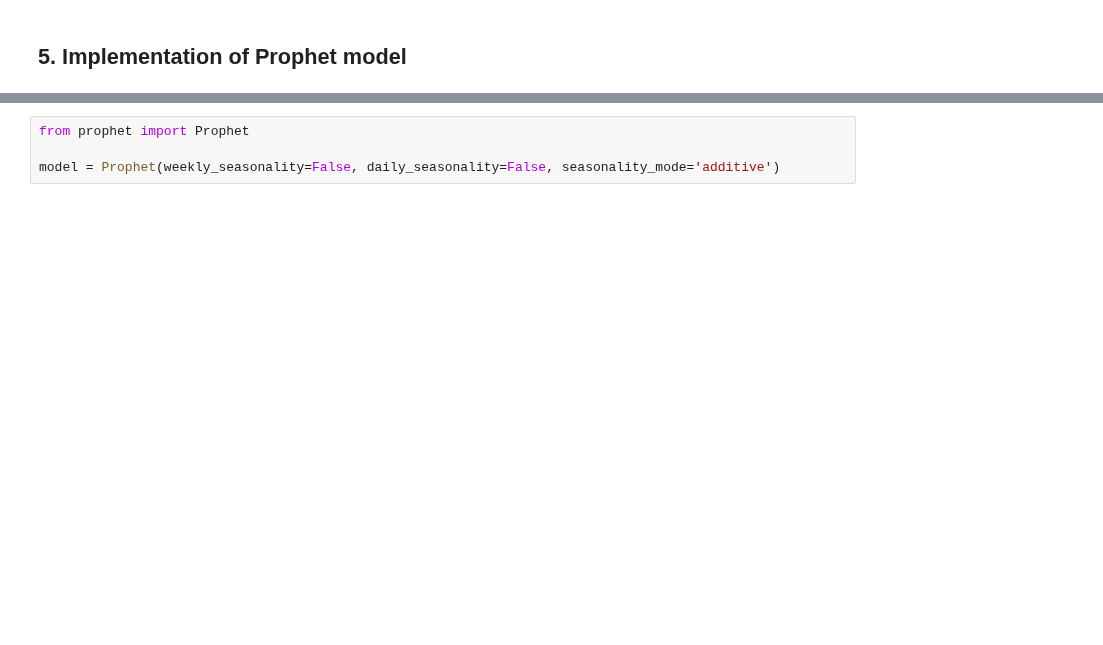
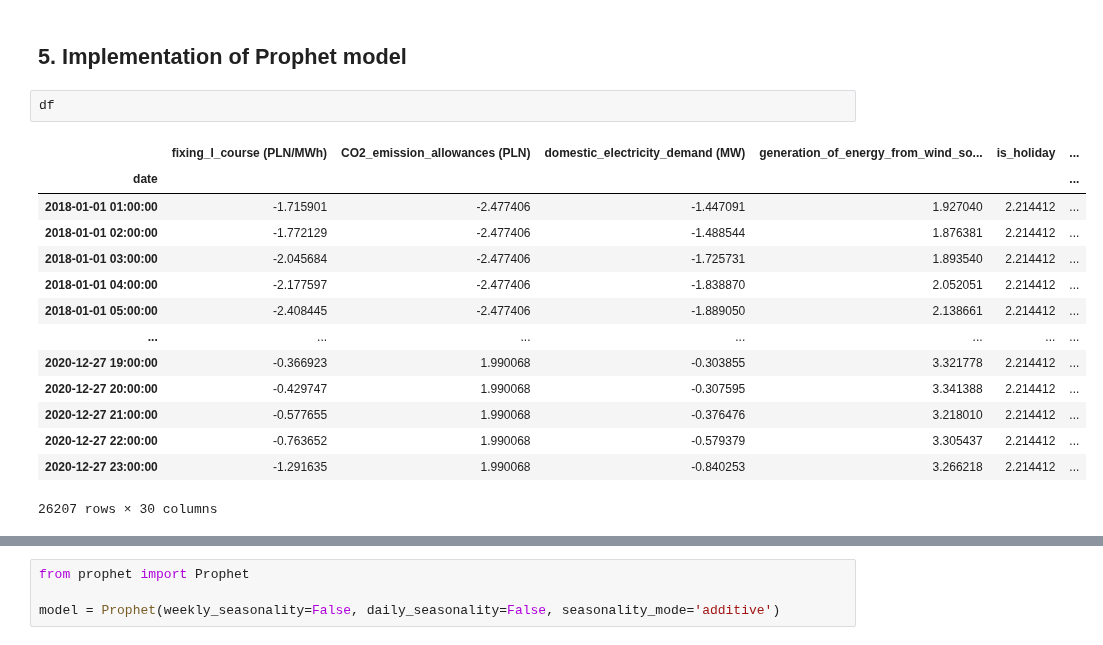
Before and after one commit to piekarsky/Short-Term-Electricity-Price-Forecasting-at-the-Polish-Day-Ahead-Market, a Jupyter notebook: MLP & Prophet models.ipynb, the cells around one changed output, grey strips where cells are left out. Cells and saved outputs as stored; diff of their text form; blank space fills up the shorter version.

```diff
--- a/MLP & Prophet models.ipynb
+++ b/MLP & Prophet models.ipynb
@@ -125,2 +106,19 @@ result_metrics
 # %% [markdown]
 ## 5. Implementation of Prophet model
+# %%
+df
+# %% [output]
+|  | fixing_I_course (PLN/MWh) | CO2_emission_allowances (PLN) | domestic_electricity_demand (MW) | generation_of_energy_from_wind_so... | is_holiday | ... |
+| date |  |  |  |  |  | ... |
+| 2018-01-01 01:00:00 | -1.715901 | -2.477406 | -1.447091 | 1.927040 | 2.214412 | ... |
+| 2018-01-01 02:00:00 | -1.772129 | -2.477406 | -1.488544 | 1.876381 | 2.214412 | ... |
+| 2018-01-01 03:00:00 | -2.045684 | -2.477406 | -1.725731 | 1.893540 | 2.214412 | ... |
+| 2018-01-01 04:00:00 | -2.177597 | -2.477406 | -1.838870 | 2.052051 | 2.214412 | ... |
+| 2018-01-01 05:00:00 | -2.408445 | -2.477406 | -1.889050 | 2.138661 | 2.214412 | ... |
+| ... | ... | ... | ... | ... | ... | ... |
+| 2020-12-27 19:00:00 | -0.366923 | 1.990068 | -0.303855 | 3.321778 | 2.214412 | ... |
+| 2020-12-27 20:00:00 | -0.429747 | 1.990068 | -0.307595 | 3.341388 | 2.214412 | ... |
+| 2020-12-27 21:00:00 | -0.577655 | 1.990068 | -0.376476 | 3.218010 | 2.214412 | ... |
+| 2020-12-27 22:00:00 | -0.763652 | 1.990068 | -0.579379 | 3.305437 | 2.214412 | ... |
+| 2020-12-27 23:00:00 | -1.291635 | 1.990068 | -0.840253 | 3.266218 | 2.214412 | ... |
+26207 rows × 30 columns
```
Also changed, not shown: parts of 20 cells of this notebook.
